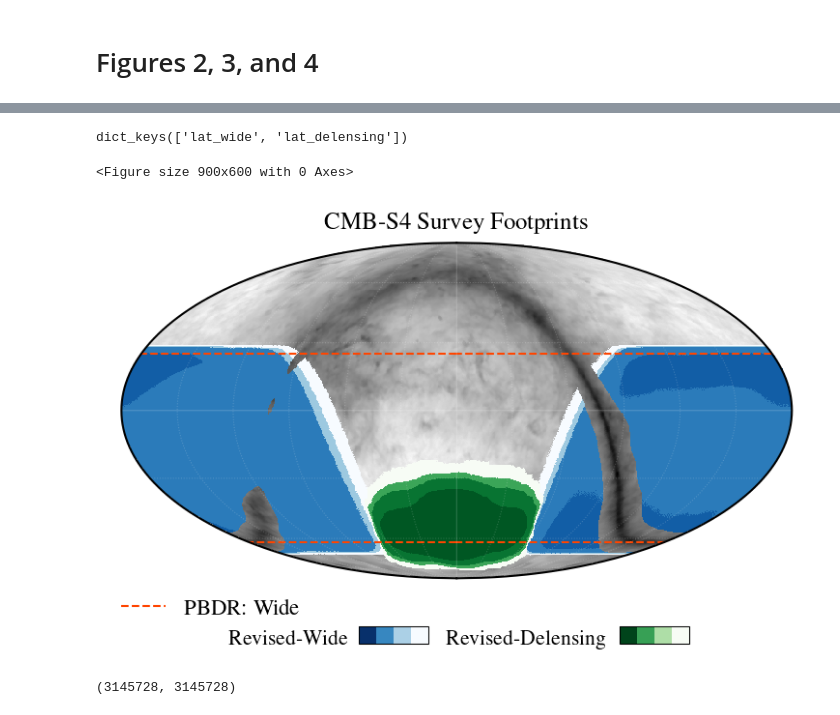
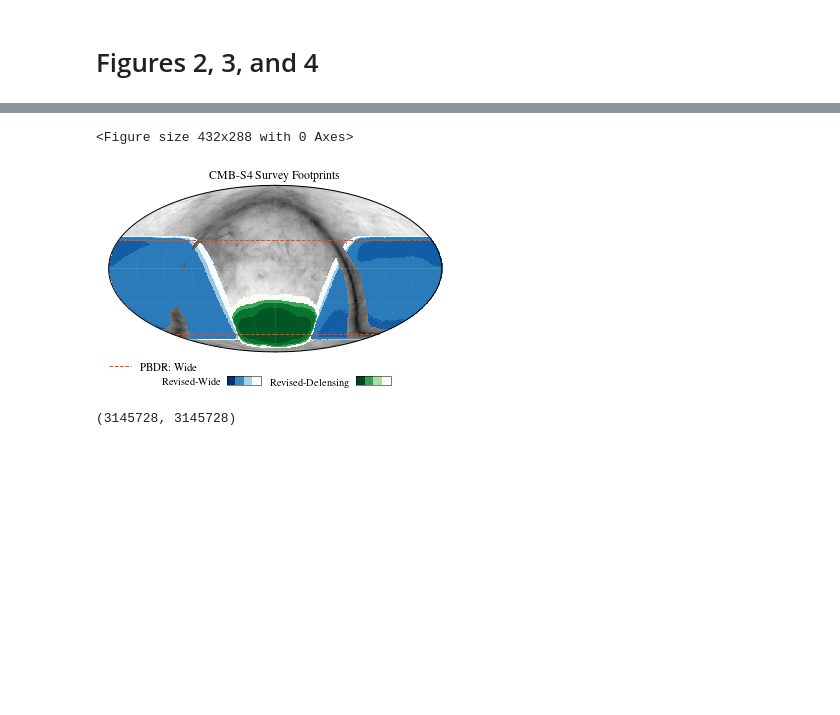
Before and after one commit to sriniraghunathan/cmb_s4_all_chile_optimisation_2025_05, a Jupyter notebook: make_plots_for_paper.ipynb, the cells around one changed output, grey strips where cells are left out. Saved outputs shown, nothing was run; the diff lists cells and outputs as text; code cells hidden in the pictures; blank space fills up the shorter version.

Commit message:
data for footprint plot

```diff
--- a/make_plots_for_paper.ipynb
+++ b/make_plots_for_paper.ipynb
@@ -309,9 +312,12 @@ Patch = 4: 165.6, 116.1, 63.2, 23.2, 21.9, 35.3, 104.2 uK-arcmin
 ------------------------------
 # %%
 hmap_patches_noisemap_dic.keys()
+opfname = 'data/hmap_patches_noisemap_dictionary.npy'
+np.save(opfname, hmap_patches_noisemap_dic)
-# %% [output]
-dict_keys(['lat_wide', 'lat_delensing'])
 # %%
+cmap = cm.RdYlBu_r
+opfname = 'data/hmap_patches_noisemap_dictionary.npy'
+hmap_patches_noisemap_dic = np.load( opfname, allow_pickle=True ).item()
 def healpix_rotate_coords(hmap, coord, beam_to_use_for_smoothing = None, threshold = 0.001):
     """
     coord = ['C', 'G'] to convert a map in RADEC to Gal.
@@ -429,39 +435,39 @@ dc0_color = 'orangered'
 H.projplot(ra_dc0, dec_dc0,lonlat=True, color = dc0_color, ls = '--', lw = 1.)
 
 H.graticule(lw = 0.5, alpha = 0.2, color = 'white')
-if (1): #kSZ colour map
+if (1):
 
     fig = plt.gcf()
     widthval, heightval = 0.08, 0.03
     xloc, yloc = 0.3, 0.01
 
     plot([], [], '--', color = dc0_color, label = r'PBDR: Wide')
     legend(bbox_to_anchor = (xloc, yloc), framealpha = 0, fontsize = fsval-3)
 
     xloc, yloc = xloc+0.1, 0.1
     tickvals = []
     cax = fig.add_axes([xloc, yloc, widthval, heightval], frame_on = True, alpha = 1.)
     figtext(xloc-0.15, yloc, r'Revised-Wide', fontsize = fsval-3.5)
     norm = mpl.colors.Normalize(vmin=min1, vmax=max1)
     norm = mpl.colors.BoundaryNorm(boundaries=np.arange(5), ncolors=cmap.N)
     cb = mpl.colorbar.ColorbarBase(cax, cmap=cmap1, norm=norm, orientation='horizontal', ticks = tickvals, drawedges = 0., format = None)
     cb.ax.tick_params(labelsize=fsval-2.)
     cb.minorticks_off()
 
     xloc += 0.3
     cax = fig.add_axes([xloc, yloc, widthval, heightval], frame_on = True, alpha = 1.)
     figtext(xloc-0.2, yloc, r'Revised-Delensing', fontsize = fsval-3.5)
     norm = mpl.colors.Normalize(vmin=min2, vmax=max2)
     norm = mpl.colors.BoundaryNorm(boundaries=np.arange(5), ncolors=cmap.N)
     cb = mpl.colorbar.ColorbarBase(cax, cmap=cmap2, norm=norm, orientation='horizontal', ticks = tickvals, drawedges = 0., format = None)
     cb.ax.tick_params(labelsize=fsval-2.)
     cb.minorticks_off()
 plname = 'plots/cmbs4_footprints_galdustplanck.pdf'
 savefig(plname, dpi = 200.)
 show();
 # %% [output]
-<Figure size 900x600 with 0 Axes>
+<Figure size 432x288 with 0 Axes>
-[figure, old version]
+[figure, new version]
 # %%
 len(gal_mask), len(to_plot1)
 # %% [output]
```
Also changed, not shown: parts of 6 cells of this notebook, 1 other file.
